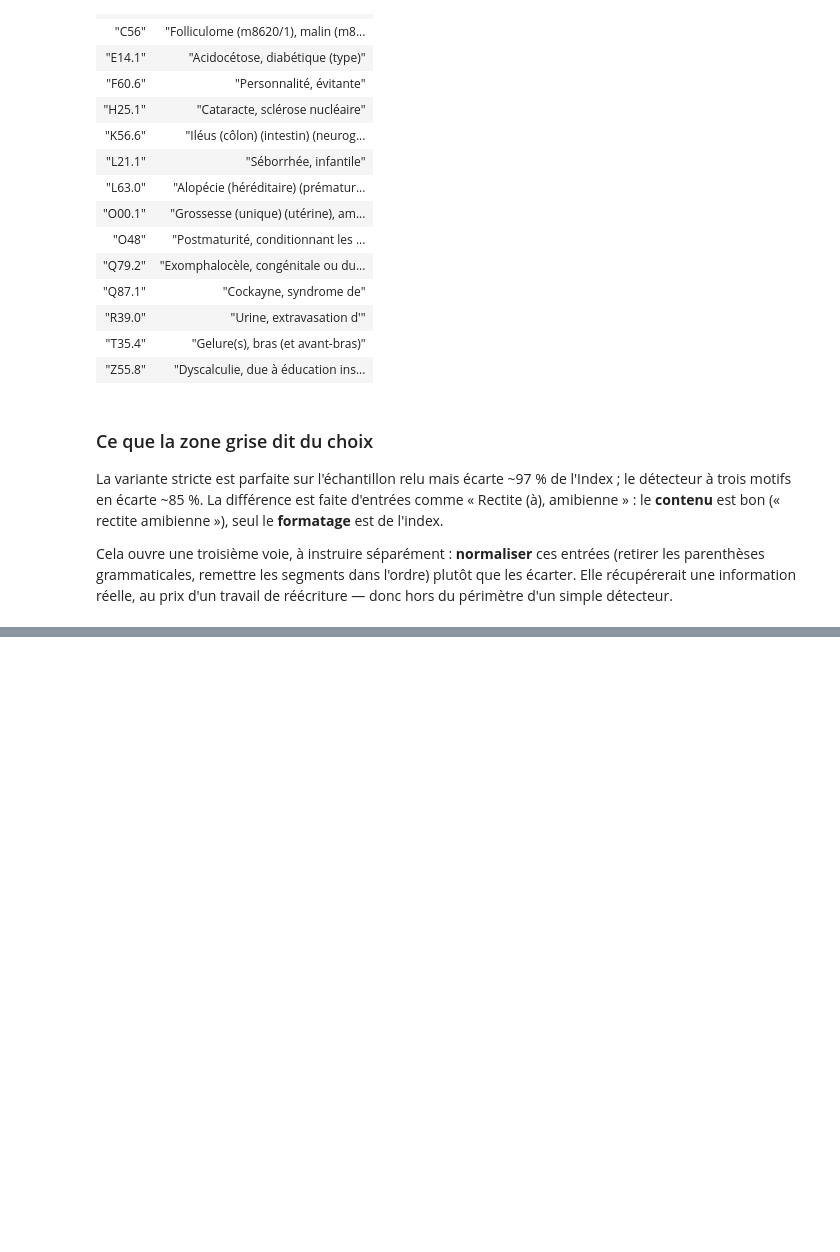
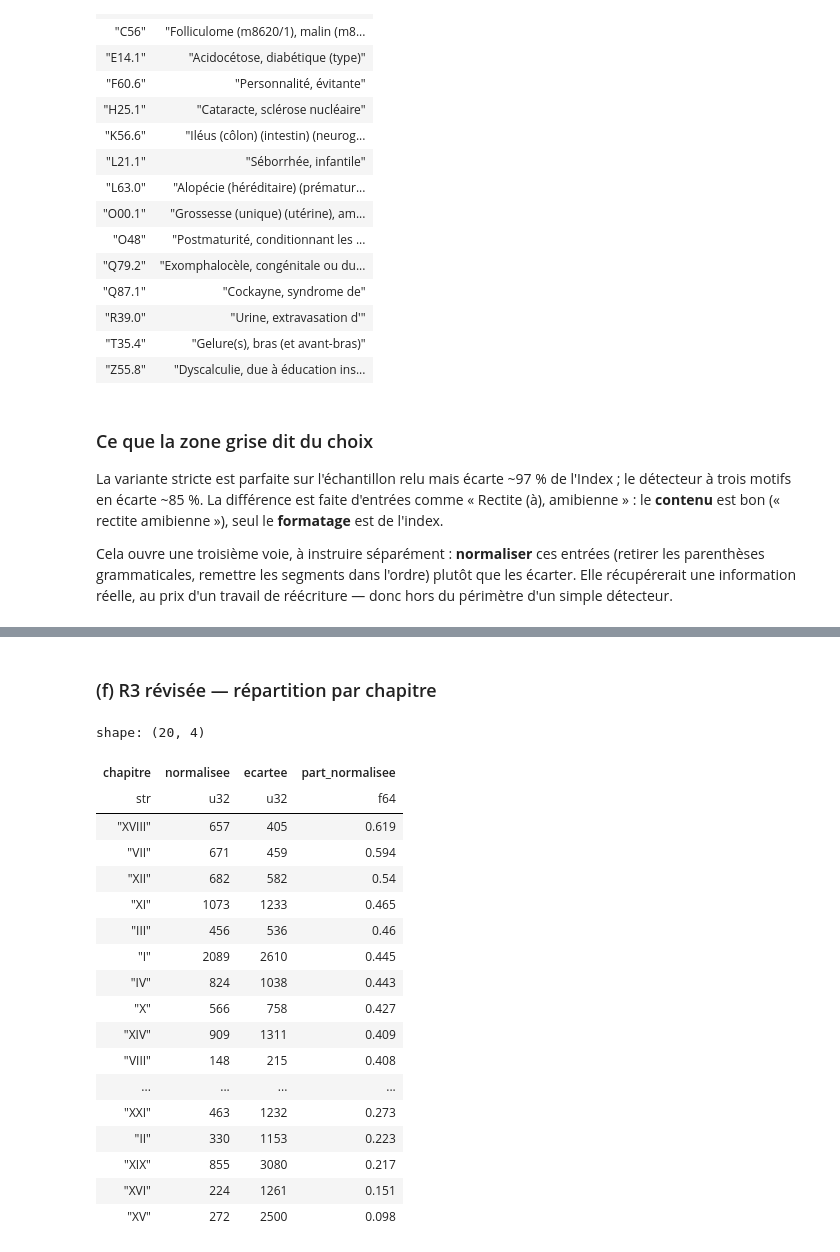
Before and after one commit to 24p11/recode-icd, a Jupyter notebook: scripts/explore/qualite_sources_par_chapitre.ipynb, the cells around one changed output, grey strips where cells are left out. Cells and saved outputs as stored; diff of their text form; code cells hidden in the pictures; blank space fills up the shorter version.

```diff
--- a/scripts/explore/qualite_sources_par_chapitre.ipynb
+++ b/scripts/explore/qualite_sources_par_chapitre.ipynb
@@ -1195,0 +1361,10 @@ périmètre d'un simple détecteur.
+# %%
+index_norm = index_formes.with_columns(
+    pl.col("texte")
+    .map_elements(normalise_entree_index, return_dtype=pl.String)
+    .alias("normalise")
+)
+_n_norm = index_norm.filter(pl.col("normalise").is_not_null()).height
+print(f"Entrées Index          : {index_norm.height:,}".replace(",", " "))
+print(f"Normalisables          : {_n_norm:,} ({_n_norm / index_norm.height:.1%})".replace(",", " "))
+print(f"Hors périmètre         : {index_norm.height - _n_norm:,}".replace(",", " "))
@@ -1195,0 +1570,41 @@ périmètre d'un simple détecteur.
+# %% [markdown]
+### (f) R3 révisée — répartition par chapitre
+# %%
+(
+    index_norm.with_columns(
+        pl.when(pl.col("normalise").is_null())
+        .then(pl.lit("ecartee"))
+        .otherwise(pl.lit("normalisee"))
+        .alias("issue")
+    )
+    .group_by("chapitre", "issue")
+    .len()
+    .pivot(on="issue", index="chapitre", values="len")
+    .fill_null(0)
+    .with_columns(
+        (pl.col("normalisee") / (pl.col("normalisee") + pl.col("ecartee")))
+        .round(3)
+        .alias("part_normalisee")
+    )
+    .sort("part_normalisee", descending=True)
+)
+# %% [output]
+shape: (20, 4)
+| chapitre | normalisee | ecartee | part_normalisee |
+| str | u32 | u32 | f64 |
+| "XVIII" | 657 | 405 | 0.619 |
+| "VII" | 671 | 459 | 0.594 |
+| "XII" | 682 | 582 | 0.54 |
+| "XI" | 1073 | 1233 | 0.465 |
+| "III" | 456 | 536 | 0.46 |
+| "I" | 2089 | 2610 | 0.445 |
+| "IV" | 824 | 1038 | 0.443 |
+| "X" | 566 | 758 | 0.427 |
+| "XIV" | 909 | 1311 | 0.409 |
+| "VIII" | 148 | 215 | 0.408 |
+| ... | ... | ... | ... |
+| "XXI" | 463 | 1232 | 0.273 |
+| "II" | 330 | 1153 | 0.223 |
+| "XIX" | 855 | 3080 | 0.217 |
+| "XVI" | 224 | 1261 | 0.151 |
+| "XV" | 272 | 2500 | 0.098 |
```
Also changed, not shown: parts of 27 cells of this notebook, 2 other files.
